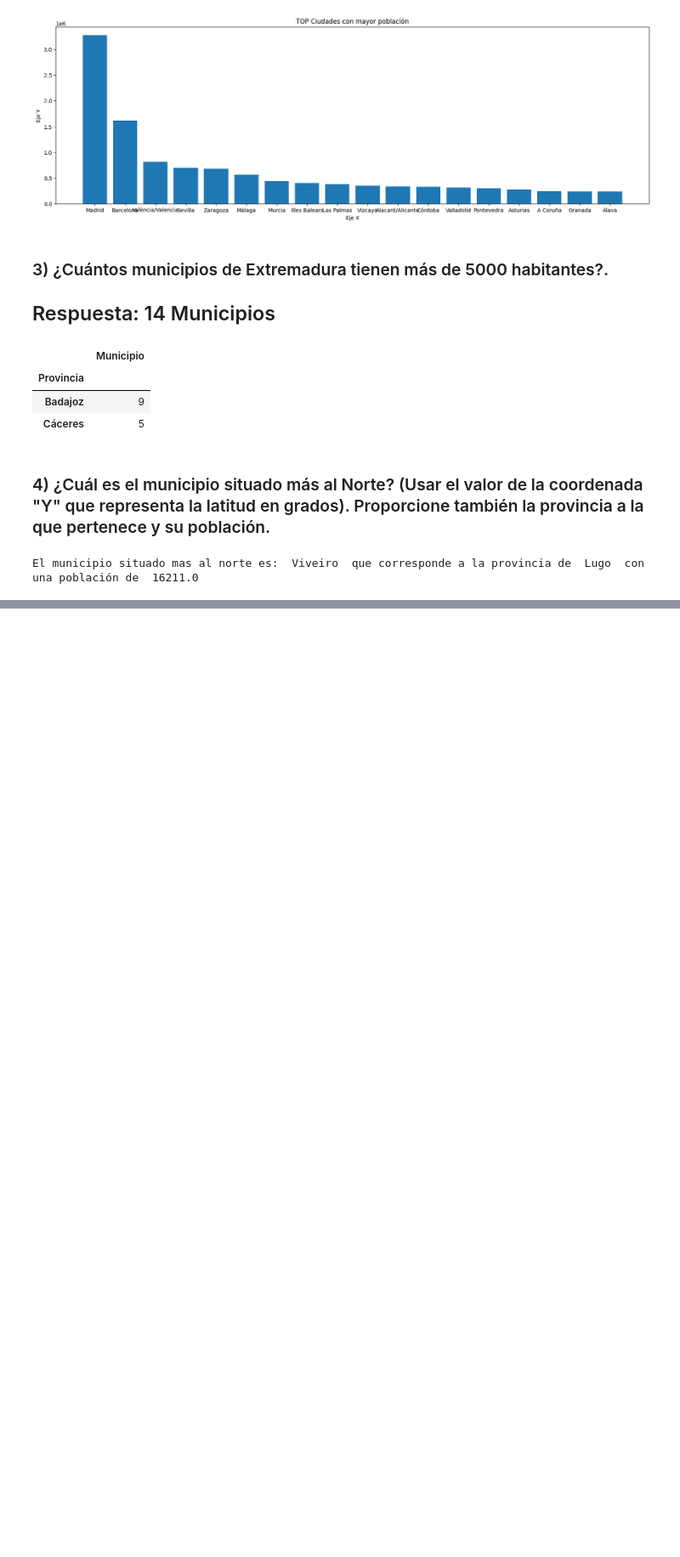
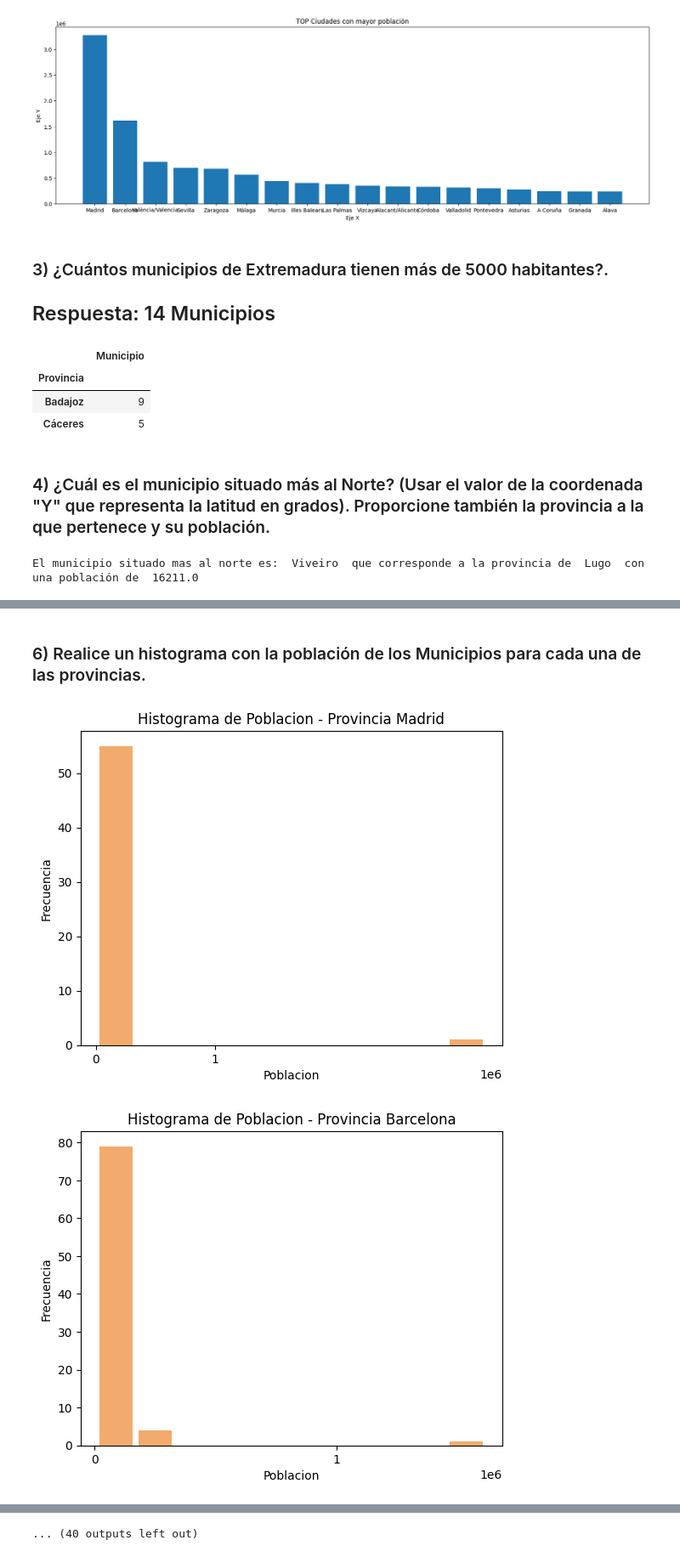
Before and after one commit to brandonfuentes97/laboratorio3, a Jupyter notebook: laboratorio3.ipynb, the cells around one changed output, grey strips where cells are left out. Shown at 85% size. Cells and saved outputs as stored; diff of their text form; code cells hidden in the pictures; blank space fills up the shorter version.

```diff
--- a/laboratorio3.ipynb
+++ b/laboratorio3.ipynb
@@ -202,0 +221,21 @@ El municipio situado mas al norte es:  Viveiro  que corresponde a la provincia d
+# %% [markdown]
+### 6) Realice un histograma con la población de los Municipios para cada una de las provincias.
+# %%
+df_data = df_nupoblacion[['Provincia', 'Municipio', 'Poblacion']]
+
+provincias = df_nupoblacion['Provincia'].unique()
+
+intervalos = (0, 1000000)
+
+for i in provincias:
+    df = df_data[df_data['Provincia'] == i]
+
+    plt.hist(x=df['Poblacion'], color='#F2AB6D', rwidth=0.85)
+    plt.title(f"Histograma de Poblacion - Provincia {i}")
+    plt.xlabel('Poblacion')
+    plt.ylabel('Frecuencia')
+    plt.xticks(intervalos)
+    plt.show() #dibujamos el histograma
+# %% [output]
+[figure, added]
+[figure, added]
@@ -202,0 +252 @@ El municipio situado mas al norte es:  Viveiro  que corresponde a la provincia d
+... (40 outputs left out)
```
Also changed, not shown: parts of 8 cells of this notebook.
